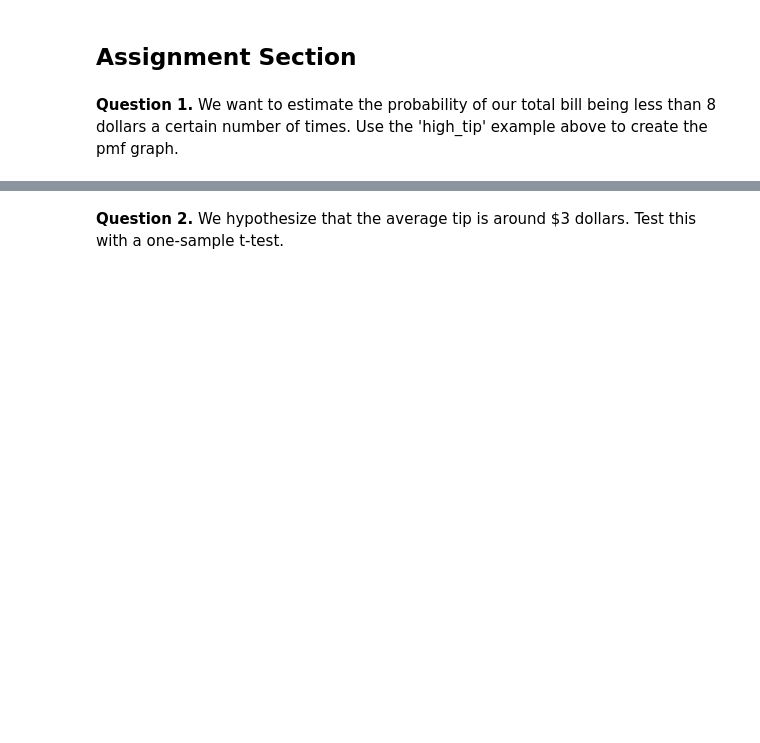
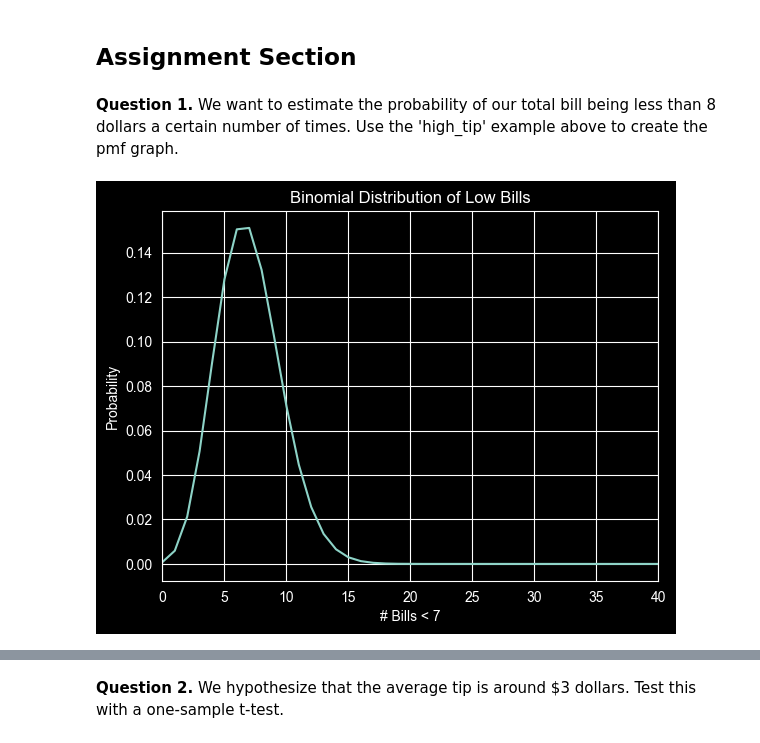
Before and after one commit to hoffm714-stack/M4A1, a Jupyter notebook: sciPyPart1.ipynb, the cells around one changed output, grey strips where cells are left out. Saved outputs shown, nothing was run; the diff lists cells and outputs as text; code cells hidden in the pictures; blank space fills up the shorter version.

```diff
--- a/sciPyPart1.ipynb
+++ b/sciPyPart1.ipynb
@@ -207,17 +294,25 @@ print("Permutation test (Smokers vs Non-Smokers tip) p-value:", perm_p.pvalue)
 # %% [markdown]
 **Question 1.** We want to estimate the probability of our total bill being less than 8 dollars a certain number of times. Use the 'high_tip' example above to create the pmf graph.
 # %%
-low_bill = ...
-x = ...
-successes = ...
-trials = ...
+# Creating a new boolean variable to identify the samples that have a total bill of less than 8
+low_bill = (tips["total_bill"] < 8).astype(int)
+# Creating a range of all the possible success counts from 0 up to the total number of trials
+x = np.arange(0, len(low_bill) + 1)
+# Counting the total number of bills that were under 8
+successes = low_bill.sum()
+# Counting the overall number of bills (observations)
+trials = len(low_bill)
 
-pmf = ...
+# Generating the PMF based on the number of successes
+pmf = stats.binom.pmf(x, n=trials, p=successes/trials)
+# Creating the PMF plot as well as creating the title and axis labels
 plt.plot(x, pmf)
 plt.title("Binomial Distribution of Low Bills")
 plt.xlabel("# Bills < 7")
 plt.ylabel("Probability")
 plt.xlim(0, 40) # limits our x-axis
 plt.show()
+# %% [output]
+[figure, added]
 # %%
 grader.check("q1")
```
Also changed, not shown: parts of 27 cells of this notebook.
